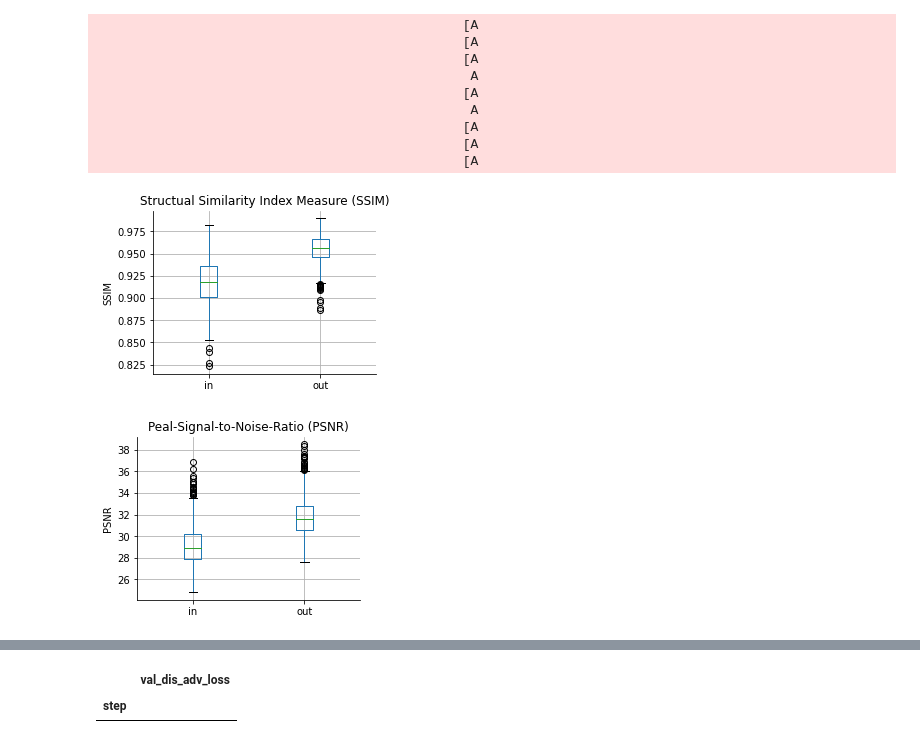
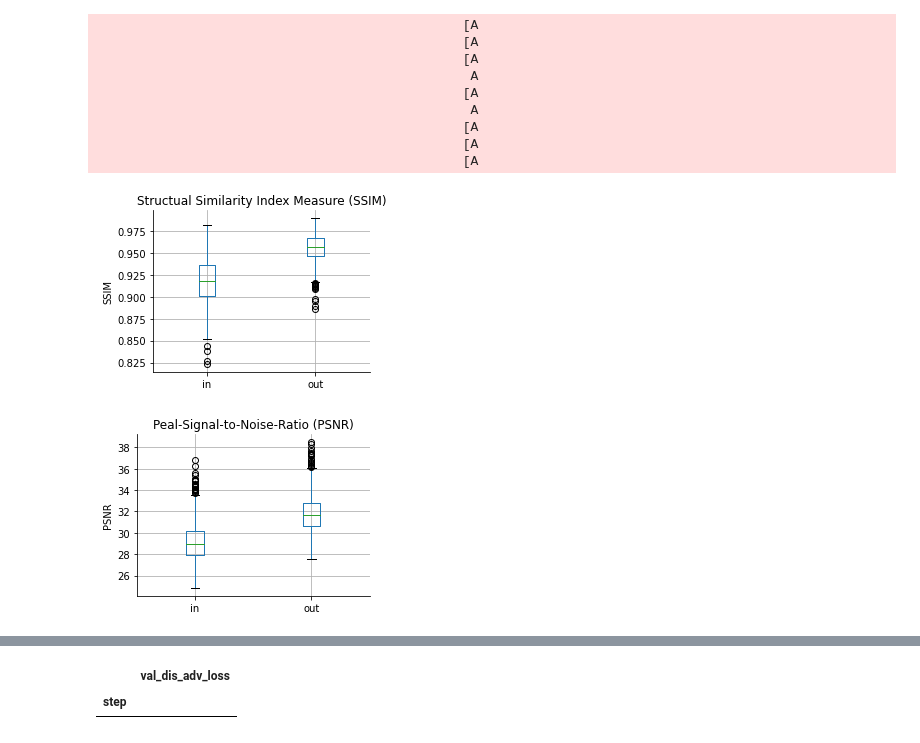
Before and after one commit to nitinkmittal/super_image_resolution, a Jupyter notebook: notebooks/20210814-pcgan-wsi128to256-testing.ipynb, the cells around one changed output, grey strips where cells are left out. Cells and saved outputs as stored; diff of their text form; code cells hidden in the pictures.

```diff
--- a/notebooks/20210814-pcgan-wsi128to256-testing.ipynb
+++ b/notebooks/20210814-pcgan-wsi128to256-testing.ipynb
@@ -187,21 +187,23 @@ ax.set_title("Structual Similarity Index Measure (SSIM)")
 ax.set_xticklabels(["in", "out"])
 ax.set_ylabel("SSIM")
 sns.despine(ax=ax)
+plt.tight_layout()
 plt.savefig(os.path.join(TEST_IMAGES_PATH, "test_ssim.png"), dpi=300)
 plt.show()
 # %% [output]
-[figure, old version]
+[figure, new version]
 # %%
 fig, ax = plt.subplots(figsize=(4, 3))
 test_metrics.boxplot(column=["psnr_in", "psnr_out"], ax=ax)
 ax.set_title("Peal-Signal-to-Noise-Ratio (PSNR)")
 ax.set_xticklabels(["in", "out"])
 ax.set_ylabel("PSNR")
 sns.despine(ax=ax)
+plt.tight_layout()
 plt.savefig(os.path.join(TEST_IMAGES_PATH, "test_psnr.png"), dpi=300)
 plt.show()
 # %% [output]
-[figure, old version]
+[figure, new version]
 # %%
 n = 20
 idxs = np.argsort(np.array(ssim_out) - np.array(ssim_in))[-n:]
```
Also changed, not shown: parts of 1 cell of this notebook.
